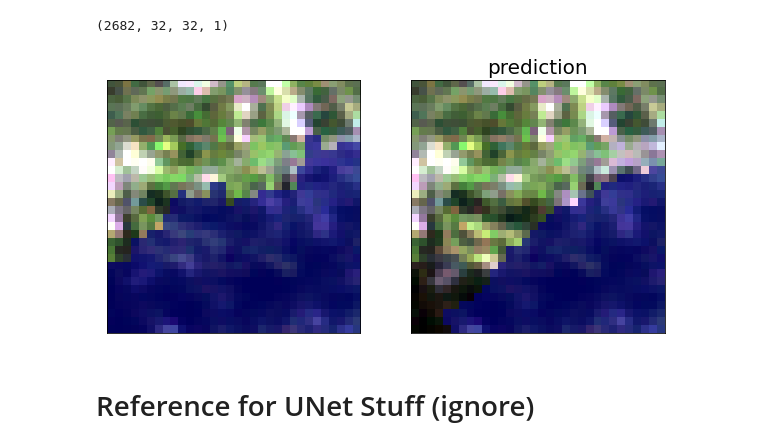
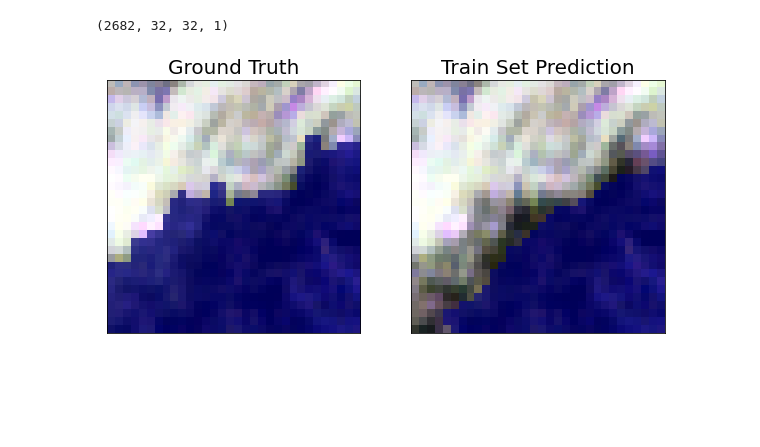
Before and after one commit to greglee1905/Phragmites_australis_Classification, a Jupyter notebook: modeling.ipynb, the cells around one changed output. Drawn from its saved outputs; the diff is of its cells as text; code cells hidden in the pictures; blank space fills up the shorter version.

Commit message:
Add files via upload
model changes

```diff
--- a/modeling.ipynb
+++ b/modeling.ipynb
@@ -383,9 +280,11 @@ def conv2d_block(input_tensor, n_filters, kernel_size = 3, batchnorm = True):
 
     return x
 # %%
-def get_unet(input_img, n_filters = 16, dropout = 0.1, batchnorm = True):
+def unet_v1(input_img, n_filters = 16, dropout = 0.1, batchnorm = True):
     """Function to define the UNET Model"""
-    # Contracting Path
+    # Build the network
+
+    #Encoder
     c1 = conv2d_block(input_img, n_filters * 1, kernel_size = 3, batchnorm = batchnorm)
     p1 = MaxPooling2D((2, 2))(c1)
     p1 = Dropout(dropout)(p1)
@@ -404,7 +303,7 @@ def get_unet(input_img, n_filters = 16, dropout = 0.1, batchnorm = True):
 
     c5 = conv2d_block(p4, n_filters = n_filters * 16, kernel_size = 3, batchnorm = batchnorm)
 
-    # Expansive Path
+    #Decoder
     u6 = Conv2DTranspose(n_filters * 8, (3, 3), strides = (2, 2), padding = 'same')(c5)
     u6 = concatenate([u6, c4])
     u6 = Dropout(dropout)(u6)
@@ -425,6 +324,7 @@ def get_unet(input_img, n_filters = 16, dropout = 0.1, batchnorm = True):
     u9 = Dropout(dropout)(u9)
     c9 = conv2d_block(u9, n_filters * 1, kernel_size = 3, batchnorm = batchnorm)
 
+    #We can use a sigmoid activation function for the final layer as we are doing only one class
     outputs = Conv2D(1, (1, 1), activation='sigmoid')(c9)
     model = Model(inputs=[input_img], outputs=[outputs])
     return model
@@ -435,5 +335,5 @@ im_height = 32
 border = 2
 # %%
 input_img = Input((im_height, im_width,5), name='img')
-model = get_unet(input_img, n_filters=16, dropout=0.05, batchnorm=True)
+model = unet_v1(input_img, n_filters=16, dropout=0.05, batchnorm=True)
 model.compile(optimizer=Adam(), loss="binary_crossentropy", metrics=["accuracy"])
@@ -458,10 +362,11 @@ Trainable params: 1,178,225
 Non-trainable params: 1,472
 __________________________________________________________________________________________________
 # %%
-
+#This allocates that the network should perform early stopping if the rate of improvement drops below 0.0001
+#It saves the best performing network weights to v1_unet.h5
 callbacks = [
     EarlyStopping(patience=10, verbose=1),
     ReduceLROnPlateau(factor=0.1, patience=5, min_lr=0.00001, verbose=1),
-    ModelCheckpoint('model-tgs-salt.h5', verbose=1, save_best_only=True, save_weights_only=True)
+    ModelCheckpoint('v1_unet.h5', verbose=1, save_best_only=True, save_weights_only=True)
 ]
 # %%
@@ -499,8 +408,8 @@ plt.legend();
 # %%
 # load the best model
-model.load_weights('model-tgs-salt.h5')
+model.load_weights('v1_unet.h5')
 
 # Evaluate on validation set (this must be equals to the best log_loss)
-model.evaluate(X_test, y_test, verbose=1)
+loss,accuracy = model.evaluate(X_test, y_test, verbose=1)
 # %% [output]
 671/671 [==============================] - 2s 3ms/step
@@ -523,25 +437,23 @@ preds_train_thres.shape
 # %%
 #Check it out
 masked_pred = np.ma.masked_where(preds_train_thres[0,:,:].reshape(32,32) == 0,
                             preds_train_thres[0,:,:].reshape(32,32))
 
 masked_true = np.ma.masked_where(y_train[0,:,:].reshape(32,32) == 0,
                             y_train[0,:,:].reshape(32,32))
 
 f, (ax1,ax2) = plt.subplots(1, 2)
 
 #Plot the image
-ep.plot_rgb(np.transpose(X_train[48], (2,0,1)),ax =ax1,stretch = True,rgb=[0,1,2],)
+ep.plot_rgb(np.transpose(X_train[0], (2,0,1)),ax =ax1,stretch = True,rgb=[0,1,2],)
 #Plot the Mask
 ax1.imshow(masked_true, 'jet', interpolation='none', alpha=0.7)
-ax2.set_title('Ground Truth')
+ax1.set_title('Ground Truth')
 
-ep.plot_rgb(np.transpose(X_train[48], (2,0,1)),ax =ax2,stretch = True,rgb=[0,1,2],)
+ep.plot_rgb(np.transpose(X_train[0], (2,0,1)),ax =ax2,stretch = True,rgb=[0,1,2],)
 ax2.imshow(masked_pred, 'jet', interpolation='none', alpha=0.7)
-ax2.set_title("prediction")
+ax2.set_title("Train Set Prediction")
 
 plt.show()
 # %% [output]
-[figure, old version]
+[figure, new version]
-# %% [markdown]
-# Reference for UNet Stuff (ignore)
```
Also changed, not shown: parts of 65 cells of this notebook.
